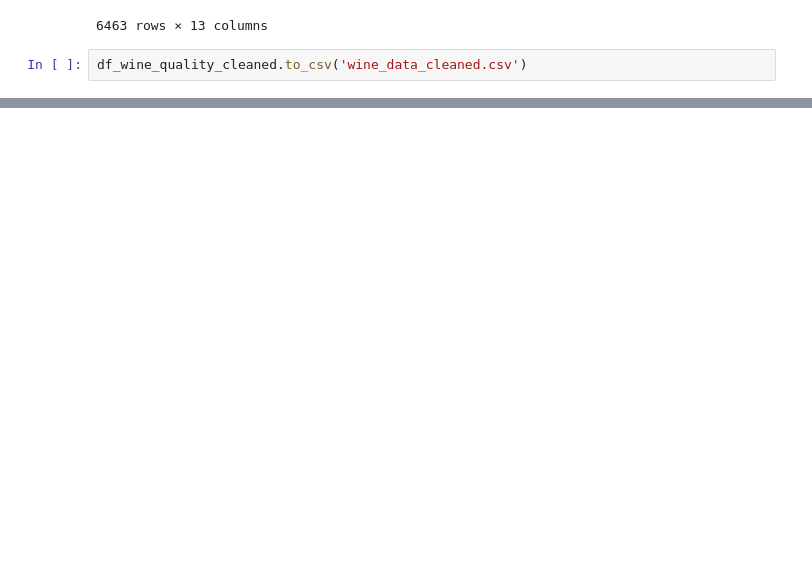
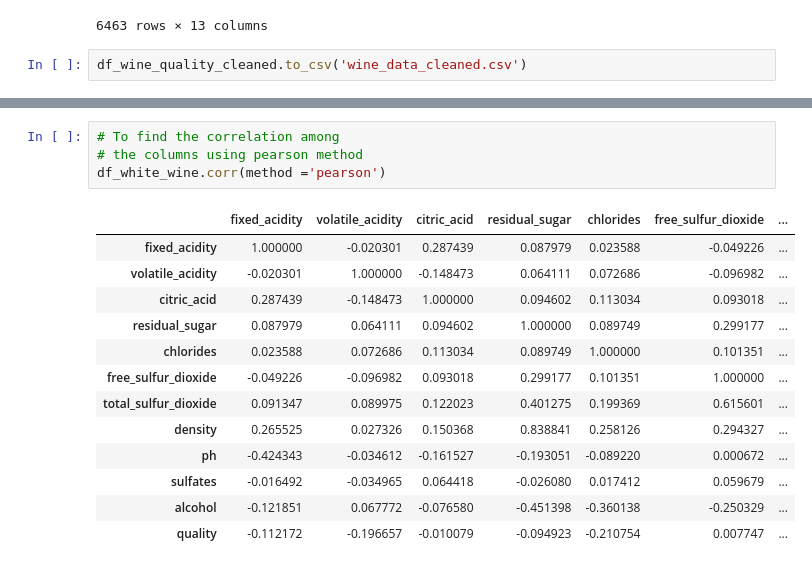
Before and after one commit to scottfreeland/Wine_Quality_Analysis, a Jupyter notebook: wine_data_cleanup.ipynb, the cells around one changed output, grey strips where cells are left out. Saved outputs shown, nothing was run; the diff lists cells and outputs as text; blank space fills up the shorter version.

```diff
--- a/wine_data_cleanup.ipynb
+++ b/wine_data_cleanup.ipynb
@@ -57,0 +92,18 @@ df_wine_quality_cleaned.to_csv('wine_data_cleaned.csv')
+# %%
+# To find the correlation among
+# the columns using pearson method
+df_white_wine.corr(method ='pearson')
+# %% [output]
+|  | fixed_acidity | volatile_acidity | citric_acid | residual_sugar | chlorides | free_sulfur_dioxide | ... |
+| fixed_acidity | 1.000000 | -0.020301 | 0.287439 | 0.087979 | 0.023588 | -0.049226 | ... |
+| volatile_acidity | -0.020301 | 1.000000 | -0.148473 | 0.064111 | 0.072686 | -0.096982 | ... |
+| citric_acid | 0.287439 | -0.148473 | 1.000000 | 0.094602 | 0.113034 | 0.093018 | ... |
+| residual_sugar | 0.087979 | 0.064111 | 0.094602 | 1.000000 | 0.089749 | 0.299177 | ... |
+| chlorides | 0.023588 | 0.072686 | 0.113034 | 0.089749 | 1.000000 | 0.101351 | ... |
+| free_sulfur_dioxide | -0.049226 | -0.096982 | 0.093018 | 0.299177 | 0.101351 | 1.000000 | ... |
+| total_sulfur_dioxide | 0.091347 | 0.089975 | 0.122023 | 0.401275 | 0.199369 | 0.615601 | ... |
+| density | 0.265525 | 0.027326 | 0.150368 | 0.838841 | 0.258126 | 0.294327 | ... |
+| ph | -0.424343 | -0.034612 | -0.161527 | -0.193051 | -0.089220 | 0.000672 | ... |
+| sulfates | -0.016492 | -0.034965 | 0.064418 | -0.026080 | 0.017412 | 0.059679 | ... |
+| alcohol | -0.121851 | 0.067772 | -0.076580 | -0.451398 | -0.360138 | -0.250329 | ... |
+| quality | -0.112172 | -0.196657 | -0.010079 | -0.094923 | -0.210754 | 0.007747 | ... |
```
Also changed, not shown: parts of 4 cells of this notebook, 1 other file.
